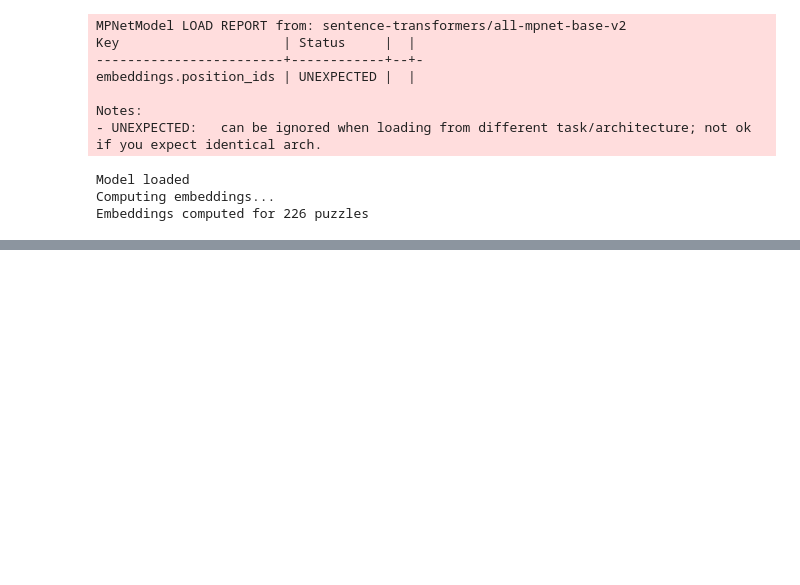
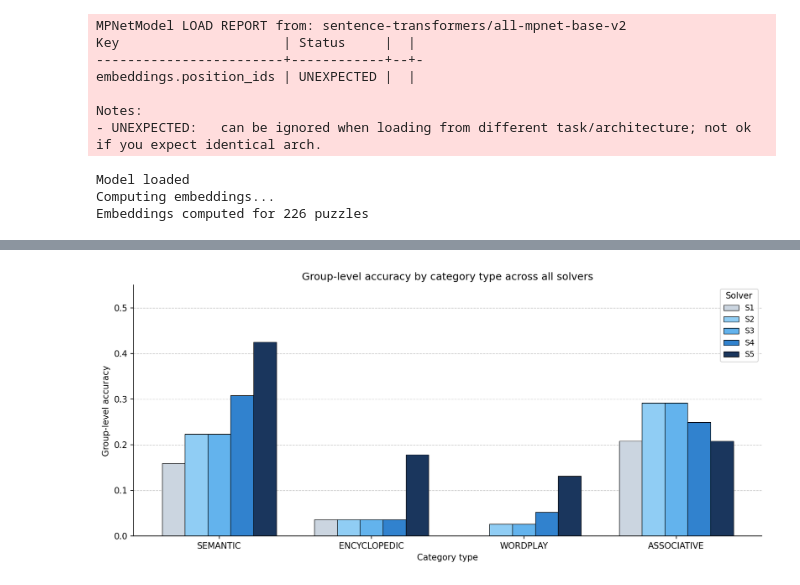
Before and after one commit to benburda/nyt-connections-thesis, a Jupyter notebook: notebooks/03_solver.ipynb, the cells around one changed output, grey strips where cells are left out. Saved outputs shown, nothing was run; the diff lists cells and outputs as text; code cells hidden in the pictures; blank space fills up the shorter version.

Commit message:
Add final solver diagnostic figures

```diff
--- a/notebooks/03_solver.ipynb
+++ b/notebooks/03_solver.ipynb
@@ -883,0 +472,19 @@ plt.show()
+# %%
+# ── S3: Beam + false group penalty ───────────────────────────────────
+print("Running S3: Beam + false group penalty...")
+solved_s3, correct_s3, top1_s3 = [], [], []
+
+for item in test_precomputed:
+    puzzle = item["puzzle"]
+    candidates = copy.deepcopy(item["candidates"])
+    tau = item["tau"]
+    words = puzzle["words"]
+    embeddings = np.array(puzzle["embeddings"])
+    candidates = score_all_candidates(candidates, tau, ALPHA, BETA, GAMMA)
+    predicted = beam_solve(words, embeddings, candidates, beam_width=BEAM)
+    result = evaluate_prediction(predicted, puzzle["groups"])
+    solved_s3.append(result["solved"])
+    correct_s3.append(result["n_correct"])
+    top1_s3.append(result["top1_correct"])
+
+print(f"S3 → solve_rate={np.mean(solved_s3):.3f}  mean_correct={np.mean(correct_s3):.3f}  top1={np.mean(top1_s3):.3f}")
@@ -883,0 +763,33 @@ plt.show()
+# %%
+# ── Figure: All 5 solvers by category ────────────────────────────────
+solver_names = ["S1", "S2", "S3", "S4", "S5"]
+solver_accs = [acc_s1, acc_s2, acc_s3, acc_s4, acc_s5]
+solver_colors = ["#CBD5E0", "#90CDF4", "#63B3ED", "#3182CE", "#1A365D"]
+
+x = np.arange(len(CATEGORIES))
+n_solvers = len(solver_names)
+width = 0.15
+offsets = np.linspace(-(n_solvers-1)/2, (n_solvers-1)/2, n_solvers) * width
+
+fig, ax = plt.subplots(figsize=(11, 5))
+
+for i, (name, accs, color) in enumerate(zip(solver_names, solver_accs, solver_colors)):
+    values = [accs[cat] for cat in CATEGORIES]
+    bars = ax.bar(x + offsets[i], values, width,
+                  label=name, color=color, edgecolor="black", linewidth=0.6)
+
+ax.set_xlabel("Category type")
+ax.set_ylabel("Group-level accuracy")
+ax.set_title("Group-level accuracy by category type across all solvers", fontsize=12)
+ax.set_xticks(x)
+ax.set_xticklabels(CATEGORIES)
+ax.legend(title="Solver", fontsize=9)
+ax.set_ylim(0, 0.55)
+ax.yaxis.grid(True, linestyle="--", linewidth=0.7, alpha=0.7)
+ax.set_axisbelow(True)
+
+plt.tight_layout()
+plt.savefig("../results/fig_category_all_solvers.png", dpi=150, bbox_inches="tight")
+plt.show()
+# %% [output]
+[figure, added]
```
Also changed, not shown: parts of 45 cells of this notebook, 1 other file.
